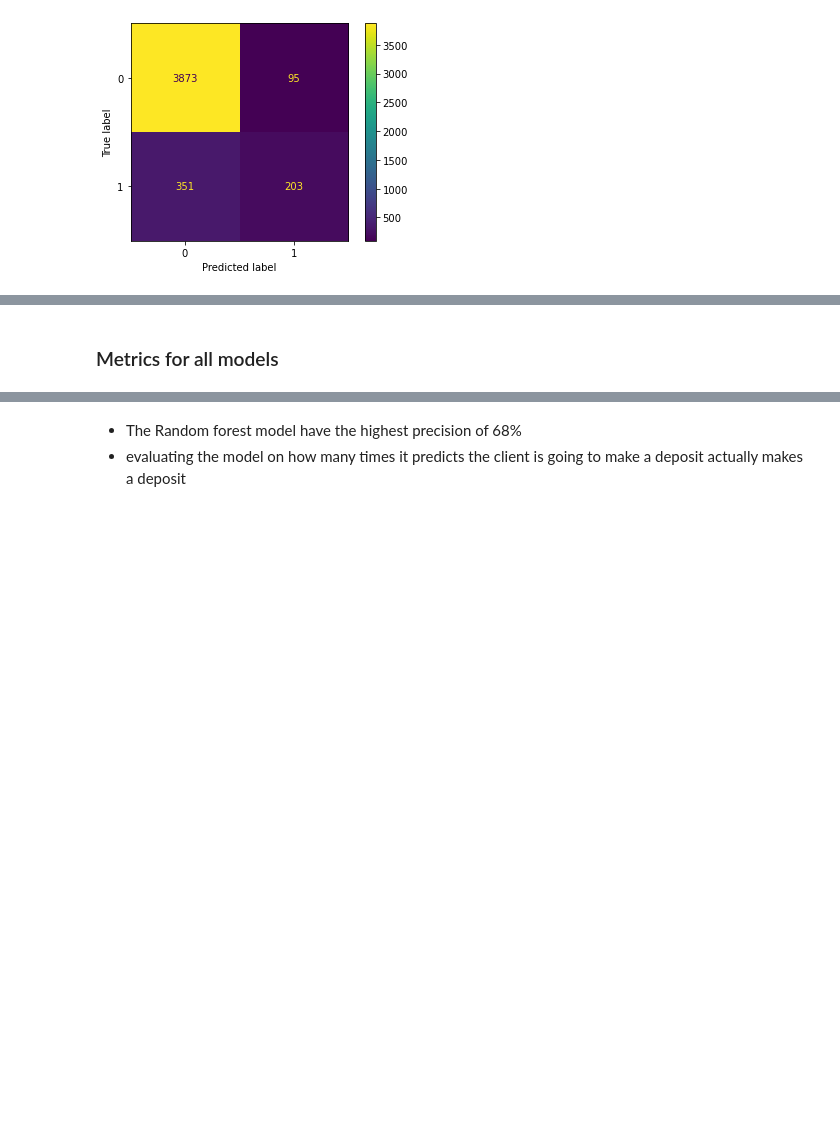
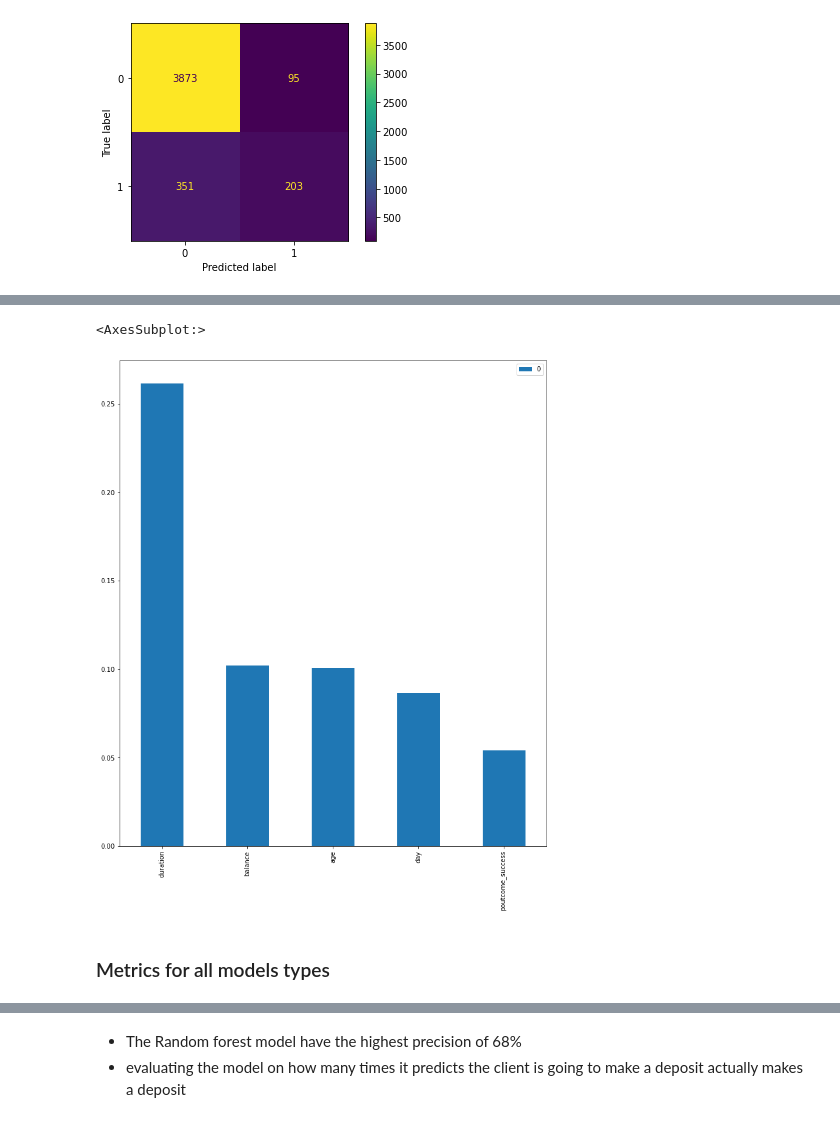
Before and after one commit to Myke-Ajayi/BankMarketingProject, a Jupyter notebook: Notebook/Michael/Modelling.ipynb, the cells around one changed output, grey strips where cells are left out. Cells and saved outputs as stored; diff of their text form; code cells hidden in the pictures; blank space fills up the shorter version.

```diff
--- a/Notebook/Michael/Modelling.ipynb
+++ b/Notebook/Michael/Modelling.ipynb
@@ -637,0 +576,6 @@ gs_rand_forest.best_estimator_.__dict__['steps'][0][1].transformers_
+# %%
+# the transformed columns of numerical variables
+num_cols = gs_rand_forest.best_estimator_['preprocessor'].transformers_[0][2]
+# %%
+# transformed columns in the encoded variable
+feature_name_importance = gs_rand_forest.best_estimator_['preprocessor'].transformers_[1][1]['ohe'].get_feature_names(cat_col)
@@ -637,0 +585,5 @@ gs_rand_forest.best_estimator_.__dict__['steps'][0][1].transformers_
+# %%
+# creating a list of all the columns
+# note: * is for unpacking the lists
+final_cols = [*num_cols, *feature_name_importance]
+len(final_cols)
@@ -637,0 +592,7 @@ gs_rand_forest.best_estimator_.__dict__['steps'][0][1].transformers_
+# %%
+# putting together the one hot encoder columns and feature importance into a dataframe
+# called feature importance dataframe
+
+feature_impor_df = pd.DataFrame.from_dict(dict(zip(final_cols, importances)),
+                            orient='index').sort_values(by=0, ascending=False)
+feature_impor_df.head()
@@ -638,5 +606,10 @@ gs_rand_forest.best_estimator_.__dict__['steps'][0][1].transformers_
+# %%
+feature_impor_df.head().plot(kind='bar', figsize=(12,14))
+# %% [output]
+<AxesSubplot:>
+[figure, added]
 # %% [markdown]
-### Metrics for all models
+### Metrics for all models types
 # %%
 # logistics metrics
 logistics_preds = cv_1.best_estimator_.predict(X_hold)
```
Also changed, not shown: parts of 32 cells of this notebook.
